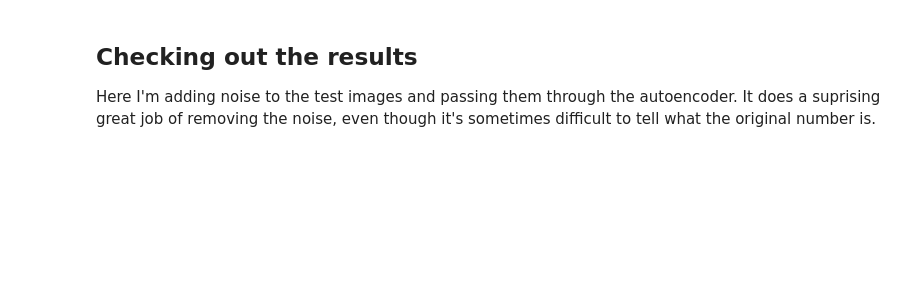
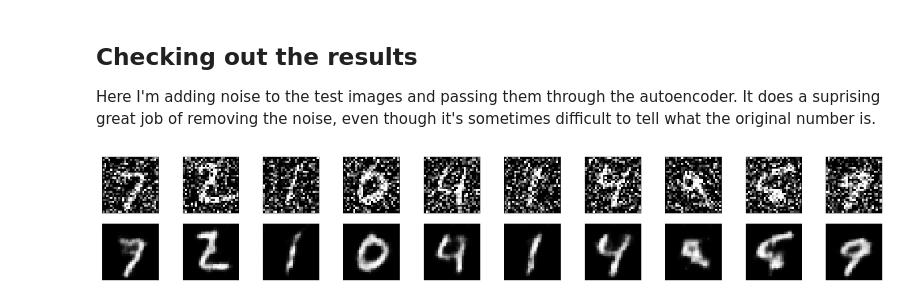
Before and after one commit to sejas/deep-learning-denoising-linear-convolutional-autoencoder, a Jupyter notebook: denoising-autoencoder/Denoising_Autoencoder_Exercise.ipynb, the cells around one changed output. Drawn from its saved outputs; the diff is of its cells as text; code cells hidden in the pictures; blank space fills up the shorter version.

Commit message:
move to cuda and add markdown

```diff
--- a/denoising-autoencoder/Denoising_Autoencoder_Exercise.ipynb
+++ b/denoising-autoencoder/Denoising_Autoencoder_Exercise.ipynb
@@ -157,6 +155,7 @@ criterion = nn.MSELoss()
 # specify loss function
 optimizer = torch.optim.Adam(model.parameters(), lr=0.001)
 # %%
+device = "cuda"
 # number of epochs to train the model
 n_epochs = 20
 
@@ -174,11 +173,12 @@ for epoch in range(1, n_epochs+1):
         # _ stands in for labels, here
         # no need to flatten images
         images, _ = data
+        images = images.to(device)
 
         ## add random noise to the input images
-        noisy_imgs = images + noise_factor * torch.randn(*images.shape)
+        noisy_imgs = images + noise_factor * torch.randn(*images.shape).to(device)
         # Clip the images to be between 0 and 1
-        noisy_imgs = np.clip(noisy_imgs, 0., 1.)
+        noisy_imgs = torch.clamp(noisy_imgs, 0., 1.)
 
         # clear the gradients of all optimized variables
         optimizer.zero_grad()
@@ -210,28 +228,31 @@ Here I'm adding noise to the test images and passing them through the autoencode
 # %%
 # obtain one batch of test images
 dataiter = iter(test_loader)
 images, labels = dataiter.next()
+images, labels = images.to(device), labels.to(device)
 
 # add noise to the test images
-noisy_imgs = images + noise_factor * torch.randn(*images.shape)
-noisy_imgs = np.clip(noisy_imgs, 0., 1.)
+noisy_imgs = images + noise_factor * torch.randn(*images.shape).to(device)
+noisy_imgs = torch.clamp(noisy_imgs, 0., 1.)
 
 # get sample outputs
-output = model(noisy_imgs)
+output = model(noisy_imgs).to(device)
 # prep images for display
-noisy_imgs = noisy_imgs.numpy()
+noisy_imgs = noisy_imgs.to("cpu").numpy()
 
 # output is resized into a batch of iages
 output = output.view(batch_size, 1, 28, 28)
 # use detach when it's an output that requires_grad
-output = output.detach().numpy()
+output = output.to("cpu").detach().numpy()
 
 # plot the first ten input images and then reconstructed images
 fig, axes = plt.subplots(nrows=2, ncols=10, sharex=True, sharey=True, figsize=(25,4))
 
 # input images on top row, reconstructions on bottom
 for noisy_imgs, row in zip([noisy_imgs, output], axes):
     for img, ax in zip(noisy_imgs, row):
         ax.imshow(np.squeeze(img), cmap='gray')
         ax.get_xaxis().set_visible(False)
         ax.get_yaxis().set_visible(False)
+# %% [output]
+[figure, added]
```
Also changed, not shown: parts of 4 cells of this notebook, 3 other files.
